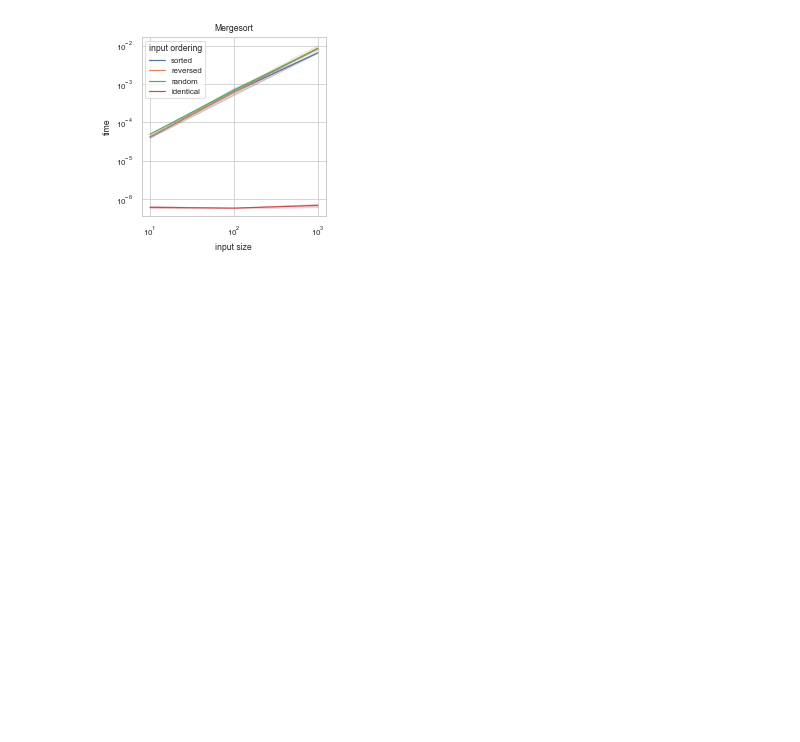
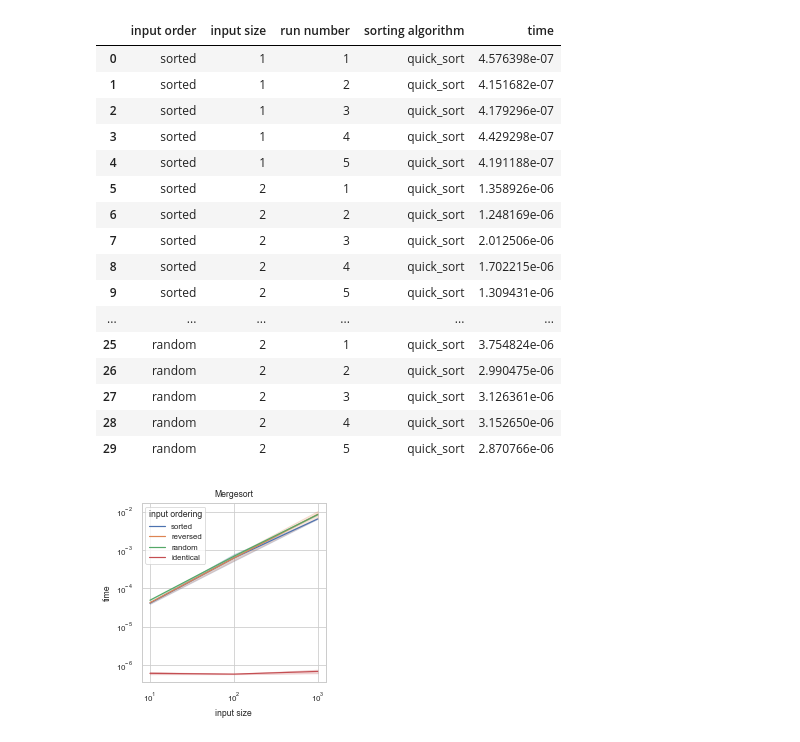
Before and after one commit to anderhos/INF221, a Jupyter notebook: analysis/plot_1.ipynb, the cells around one changed output. Cells and saved outputs as stored; diff of their text form; code cells hidden in the pictures; blank space fills up the shorter version.

Commit message:
Fixed Quicksort. Running various benchmarks

```diff
--- a/analysis/plot_1.ipynb
+++ b/analysis/plot_1.ipynb
@@ -12,3 +7,30 @@ df_insertion = pd.read_pickle(r"C:\Users\ander\Documents\Data-Science\INF221\ter
+# %%
+# load data
+df_insertion = pd.read_pickle(r"..\data\benchmark_results_insertion.pkl")
+df_bubble = pd.read_pickle(r"..\data\bubble_sort_n8.pkl")
+df_merge = pd.read_pickle(r"..\data\benchmark_results_mergesort.pkl")
+df_quick = pd.read_pickle(r"..\data\quick_sort_n2.pkl")
+df_combined = pd.read_pickle(r"..\data\benchmark_results_combined_n100.pkl")
+# %%
+df_quick
+# %% [output]
+|  | input order | input size | run number | sorting algorithm | time |
+| 0 | sorted | 1 | 1 | quick_sort | 4.576398e-07 |
+| 1 | sorted | 1 | 2 | quick_sort | 4.151682e-07 |
+| 2 | sorted | 1 | 3 | quick_sort | 4.179296e-07 |
+| 3 | sorted | 1 | 4 | quick_sort | 4.429298e-07 |
+| 4 | sorted | 1 | 5 | quick_sort | 4.191188e-07 |
+| 5 | sorted | 2 | 1 | quick_sort | 1.358926e-06 |
+| 6 | sorted | 2 | 2 | quick_sort | 1.248169e-06 |
+| 7 | sorted | 2 | 3 | quick_sort | 2.012506e-06 |
+| 8 | sorted | 2 | 4 | quick_sort | 1.702215e-06 |
+| 9 | sorted | 2 | 5 | quick_sort | 1.309431e-06 |
+| ... | ... | ... | ... | ... | ... |
+| 25 | random | 2 | 1 | quick_sort | 3.754824e-06 |
+| 26 | random | 2 | 2 | quick_sort | 2.990475e-06 |
+| 27 | random | 2 | 3 | quick_sort | 3.126361e-06 |
+| 28 | random | 2 | 4 | quick_sort | 3.152650e-06 |
+| 29 | random | 2 | 5 | quick_sort | 2.870766e-06 |
 # %%
 sns.set(rc={"figure.figsize":(84/25.4,84/25.4)})
 sns.set_style("whitegrid")
```
Also changed, not shown: parts of 1 cell of this notebook, 9 other files.
